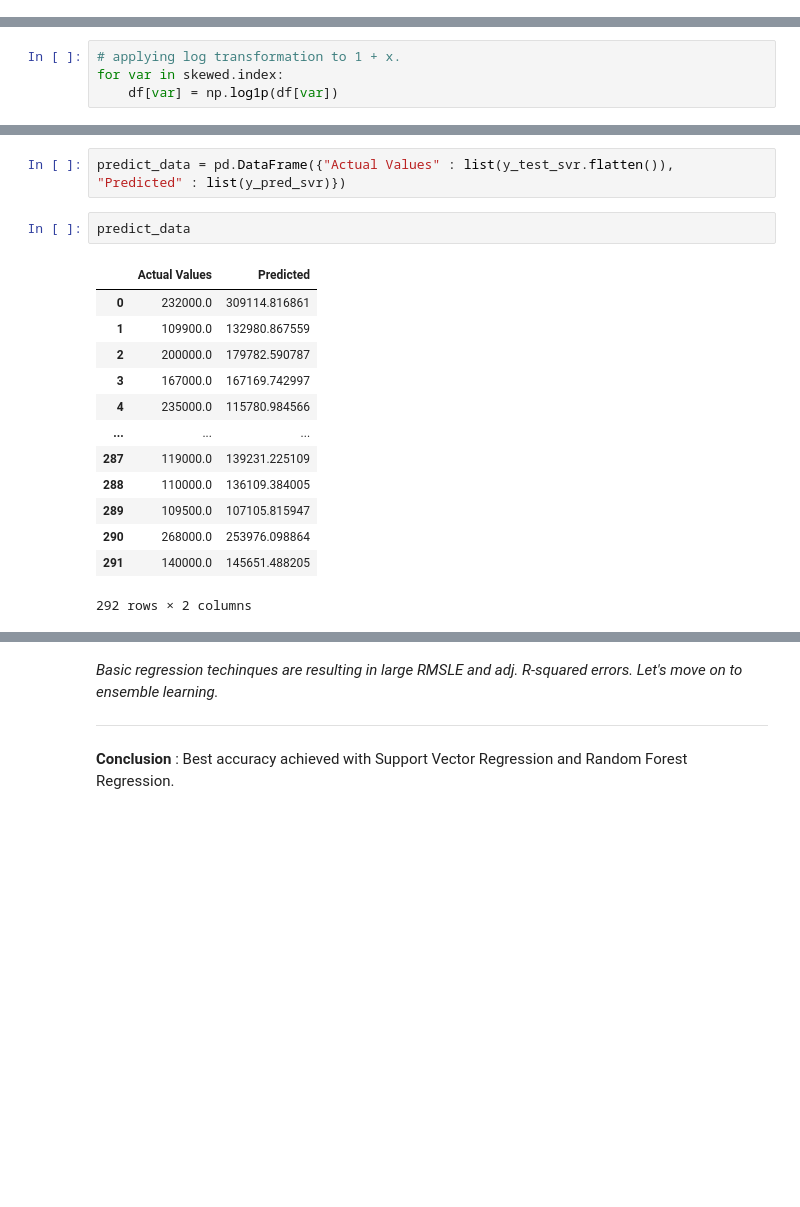
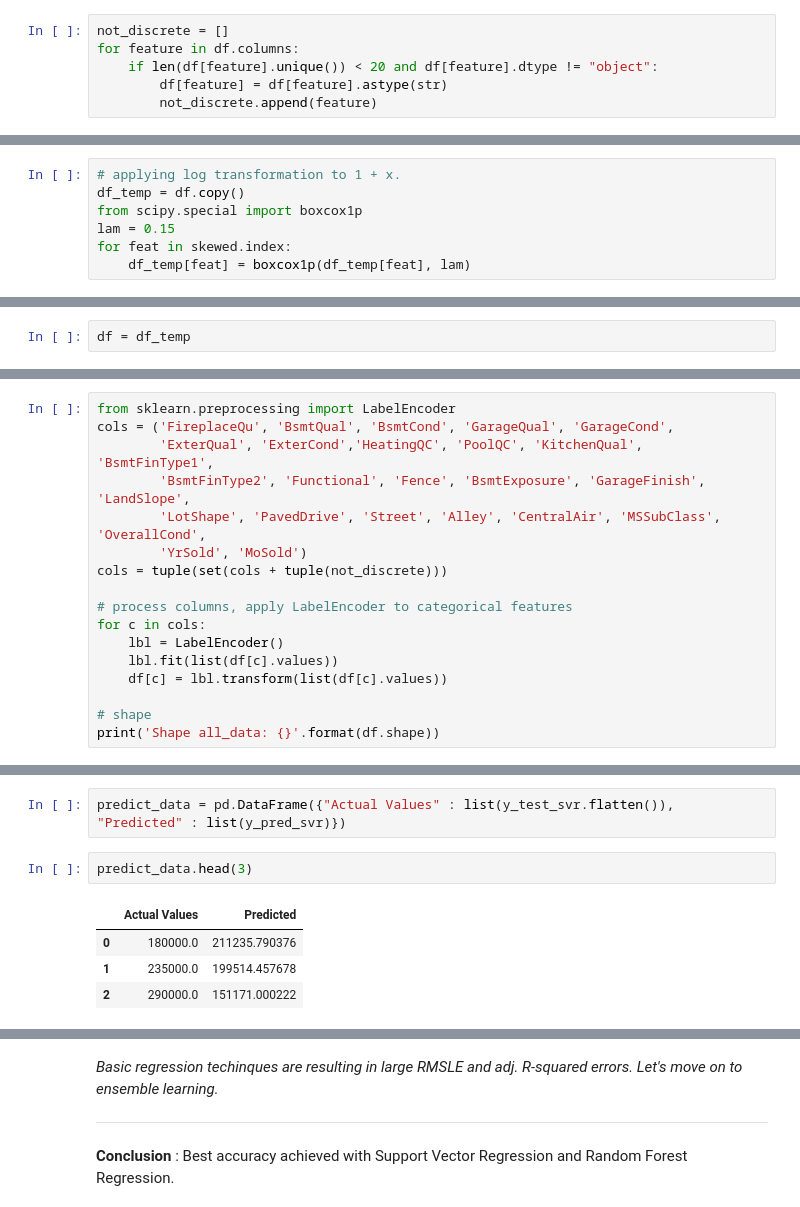
Before and after one commit to AmoghPradeep/house-price-prediction, a Jupyter notebook: main.ipynb, the cells around one changed output, grey strips where cells are left out. Cells and saved outputs as stored; diff of their text form; blank space fills up the shorter version.

```diff
--- a/main.ipynb
+++ b/main.ipynb
@@ -343,3 +313,9 @@ df['TotalSF'] = df['TotalBsmtSF'] + df['1stFlrSF'] + df['2ndFlrSF']
+# %%
+not_discrete = []
+for feature in df.columns:
+    if len(df[feature].unique()) < 20 and df[feature].dtype != "object":
+        df[feature] = df[feature].astype(str)
+        not_discrete.append(feature)
 # %% [markdown]
 ## Normalizing Variables
 # %%
@@ -395,5 +384,8 @@ Now that we have all the skewed features, I chose to apply log1p transformation.
 log1p adds 1 to all values and then applies log. This is to prevent log(0) errors.
 # %%
 # applying log transformation to 1 + x.
-for var in skewed.index:
-    df[var] = np.log1p(df[var])
+df_temp = df.copy()
+from scipy.special import boxcox1p
+lam = 0.15
+for feat in skewed.index:
+    df_temp[feat] = boxcox1p(df_temp[feat], lam)
@@ -399,0 +407,2 @@ for var in skewed.index:
+# %%
+df = df_temp
@@ -399,0 +431,17 @@ for var in skewed.index:
+# %%
+from sklearn.preprocessing import LabelEncoder
+cols = ('FireplaceQu', 'BsmtQual', 'BsmtCond', 'GarageQual', 'GarageCond',
+        'ExterQual', 'ExterCond','HeatingQC', 'PoolQC', 'KitchenQual', 'BsmtFinType1',
+        'BsmtFinType2', 'Functional', 'Fence', 'BsmtExposure', 'GarageFinish', 'LandSlope',
+        'LotShape', 'PavedDrive', 'Street', 'Alley', 'CentralAir', 'MSSubClass', 'OverallCond',
+        'YrSold', 'MoSold')
+cols = tuple(set(cols + tuple(not_discrete)))
+
+# process columns, apply LabelEncoder to categorical features
+for c in cols:
+    lbl = LabelEncoder()
+    lbl.fit(list(df[c].values))
+    df[c] = lbl.transform(list(df[c].values))
+
+# shape
+print('Shape all_data: {}'.format(df.shape))
@@ -591,21 +645,12 @@ y_test_svr = sc.inverse_transform(y_test_svr.flatten())
 # %%
 predict_data = pd.DataFrame({"Actual Values" : list(y_test_svr.flatten()), "Predicted" : list(y_pred_svr)})
 # %%
-predict_data
+predict_data.head(3)
 # %% [output]
 |  | Actual Values | Predicted |
-| 0 | 232000.0 | 309114.816861 |
-| 1 | 109900.0 | 132980.867559 |
-| 2 | 200000.0 | 179782.590787 |
-| 3 | 167000.0 | 167169.742997 |
-| 4 | 235000.0 | 115780.984566 |
-| ... | ... | ... |
-| 287 | 119000.0 | 139231.225109 |
-| 288 | 110000.0 | 136109.384005 |
-| 289 | 109500.0 | 107105.815947 |
-| 290 | 268000.0 | 253976.098864 |
-| 291 | 140000.0 | 145651.488205 |
+| 0 | 180000.0 | 211235.790376 |
+| 1 | 235000.0 | 199514.457678 |
+| 2 | 290000.0 | 151171.000222 |
-292 rows × 2 columns
 # %%
 sns.set()
 plt.figure(figsize=(10, 7))
```
Also changed, not shown: parts of 63 cells of this notebook.
